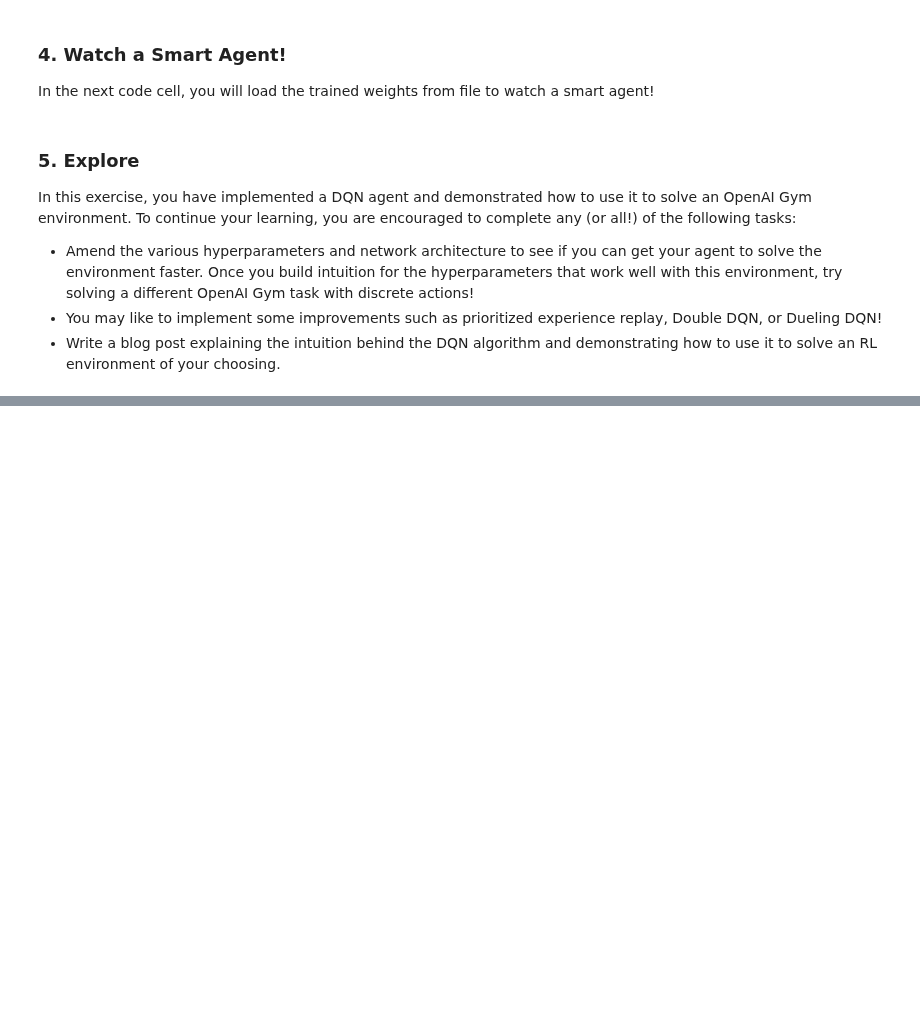
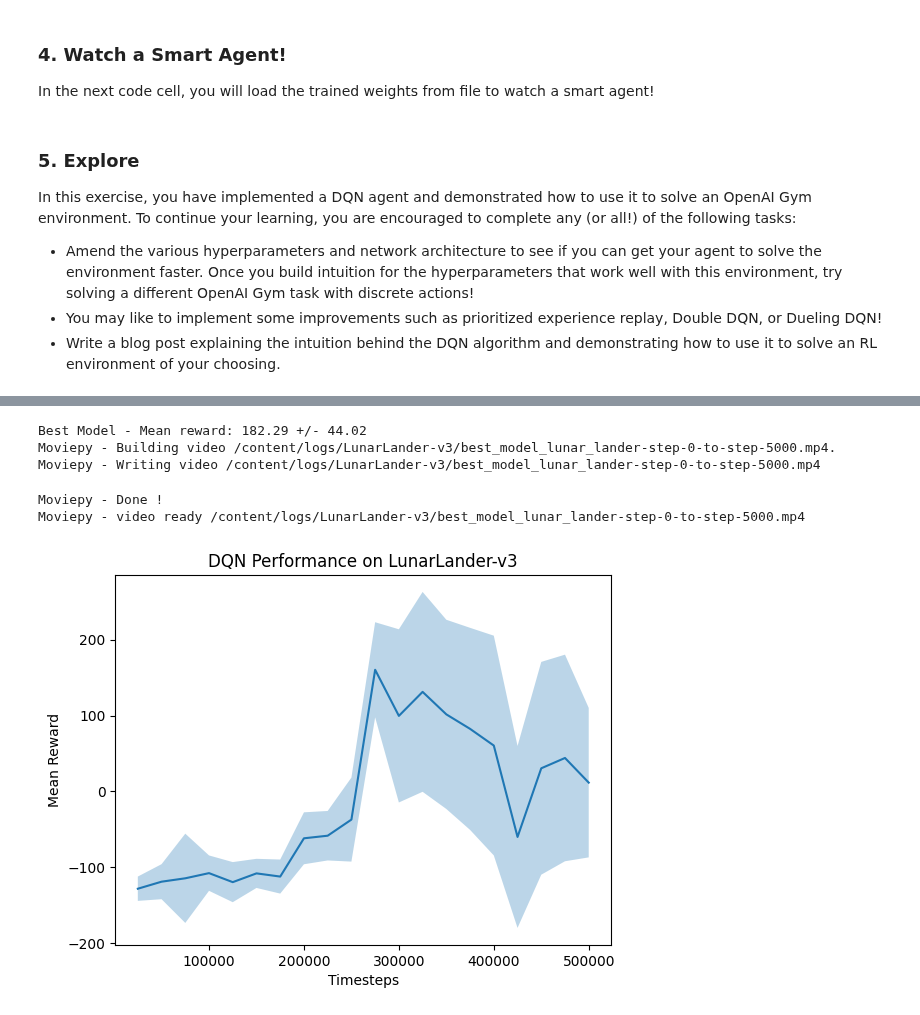
Before and after one commit to kuds/rl-lunar-lander, a Jupyter notebook: [Lunar Lander] Deep Q-Network (DQN).ipynb, the cells around one changed output, grey strips where cells are left out. Cells and saved outputs as stored; diff of their text form; code cells hidden in the pictures; blank space fills up the shorter version.

```diff
--- a/[Lunar Lander] Deep Q-Network (DQN).ipynb
+++ b/[Lunar Lander] Deep Q-Network (DQN).ipynb
@@ -69,4 +88,9 @@ Currently using backend: x86
 ### 2. Instantiate the Environment and Agent
 
 Initialize the environment in the code cell below.
+# %%
+rl_type = "DQN"
+env_str = "LunarLander-v3"
+log_dir = "./logs/{}".format(env_str)
+name_prefix = "lunar_lander"
 # %%
@@ -384,6 +423,8 @@ env_val.close()
 # %%
+# Create Elevation environment
+env = make_vec_env(env_str, n_envs=1, seed=0)
+
 # Load the best model
-env = make_vec_env(env_str, n_envs=1, seed=0)
 best_model_path = os.path.join(log_dir, "best_model.zip")
 best_model = DQN.load(best_model_path, env=env)
 
@@ -391,10 +432,12 @@ mean_reward, std_reward = evaluate_policy(best_model, env, n_eval_episodes=20)
 print(f"Best Model - Mean reward: {mean_reward:.2f} +/- {std_reward:.2f}")
 
 # Record video of the best model playing Lunar Lander
-env = VecVideoRecorder(env, "./videos/",
+best_model_file_name = "best_model_{}".format(name_prefix)
+env = VecVideoRecorder(env,
+                       log_dir,
                        video_length=5000,
                        record_video_trigger=lambda x: x == 0,
-                       name_prefix="best_model_lunar_lander_dqn")
+                       name_prefix=best_model_file_name)
 
 obs = env.reset()
 for _ in range(5000):
@@ -405,27 +448,35 @@ for _ in range(5000):
       break
 
 env.close()
+# %% [output]
+Best Model - Mean reward: 182.29 +/- 44.02
+Moviepy - Building video /content/logs/LunarLander-v3/best_model_lunar_lander-step-0-to-step-5000.mp4.
+Moviepy - Writing video /content/logs/LunarLander-v3/best_model_lunar_lander-step-0-to-step-5000.mp4
+Moviepy - Done !
+Moviepy - video ready /content/logs/LunarLander-v3/best_model_lunar_lander-step-0-to-step-5000.mp4
 # %%
 # Load the evaluations.npz file
 data = numpy.load(os.path.join(log_dir, "evaluations.npz"))
 
 # Extract the relevant data
 timesteps = data['timesteps']
 results = data['results']
 
 # Calculate the mean and standard deviation of the results
 mean_results = numpy.mean(results, axis=1)
 std_results = numpy.std(results, axis=1)
 
 # Plot the results
 matplotlib.pyplot.figure()
 matplotlib.pyplot.plot(timesteps, mean_results)
 matplotlib.pyplot.fill_between(timesteps,
                                mean_results - std_results,
                                mean_results + std_results,
                                alpha=0.3)
 
 matplotlib.pyplot.xlabel("Timesteps")
 matplotlib.pyplot.ylabel("Mean Reward")
-matplotlib.pyplot.title(f"DQN Performance on {env_str}")
+matplotlib.pyplot.title(f"{rl_type} Performance on {env_str}")
 matplotlib.pyplot.show()
+# %% [output]
+[figure, added]
```
Also changed, not shown: parts of 15 cells of this notebook.
